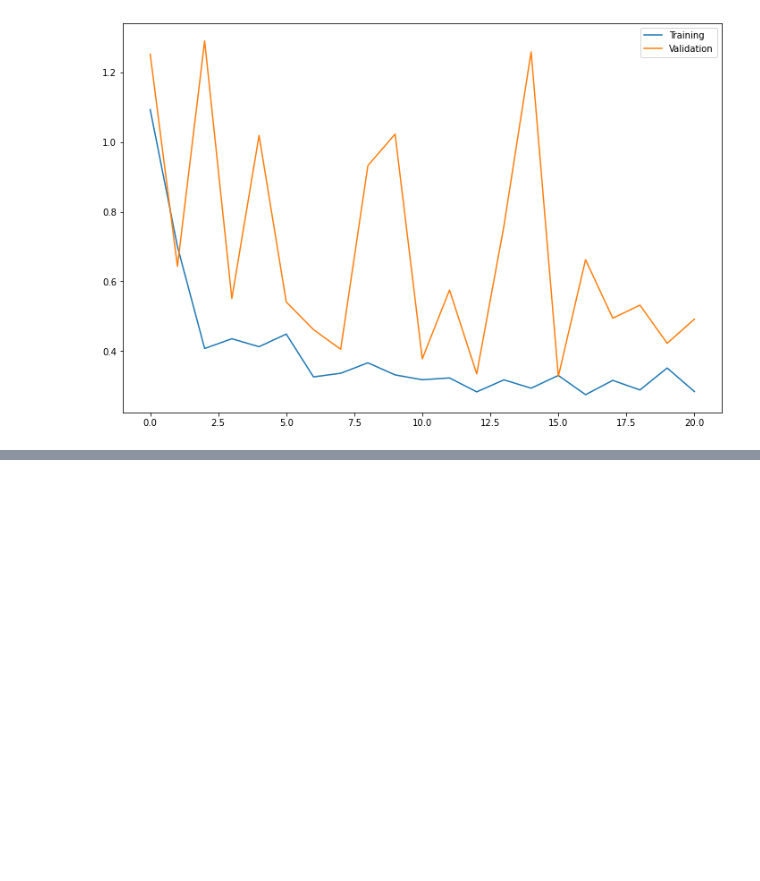
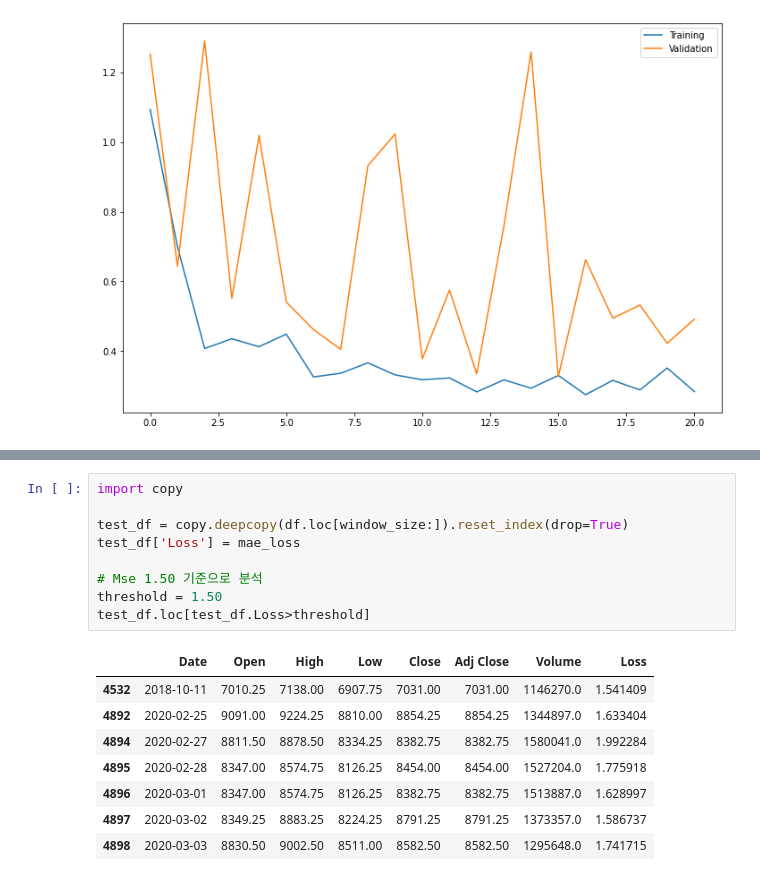
Before and after one commit to janggunhee/CS231n-study, a Jupyter notebook: Mini_Project_Anomaly_Detection/E20.Anomaly_Detection.ipynb, the cells around one changed output, grey strips where cells are left out. Saved outputs shown, nothing was run; the diff lists cells and outputs as text; blank space fills up the shorter version.

```diff
--- a/Mini_Project_Anomaly_Detection/E20.Anomaly_Detection.ipynb
+++ b/Mini_Project_Anomaly_Detection/E20.Anomaly_Detection.ipynb
@@ -739,0 +752,18 @@ plt.legend()
+# %%
+import copy
+
+test_df = copy.deepcopy(df.loc[window_size:]).reset_index(drop=True)
+test_df['Loss'] = mae_loss
+
+# Mse 1.50 기준으로 분석
+threshold = 1.50
+test_df.loc[test_df.Loss>threshold]
+# %% [output]
+|  | Date | Open | High | Low | Close | Adj Close | Volume | Loss |
+| 4532 | 2018-10-11 | 7010.25 | 7138.00 | 6907.75 | 7031.00 | 7031.00 | 1146270.0 | 1.541409 |
+| 4892 | 2020-02-25 | 9091.00 | 9224.25 | 8810.00 | 8854.25 | 8854.25 | 1344897.0 | 1.633404 |
+| 4894 | 2020-02-27 | 8811.50 | 8878.50 | 8334.25 | 8382.75 | 8382.75 | 1580041.0 | 1.992284 |
+| 4895 | 2020-02-28 | 8347.00 | 8574.75 | 8126.25 | 8454.00 | 8454.00 | 1527204.0 | 1.775918 |
+| 4896 | 2020-03-01 | 8347.00 | 8574.75 | 8126.25 | 8382.75 | 8382.75 | 1513887.0 | 1.628997 |
+| 4897 | 2020-03-02 | 8349.25 | 8883.25 | 8224.25 | 8791.25 | 8791.25 | 1373357.0 | 1.586737 |
+| 4898 | 2020-03-03 | 8830.50 | 9002.50 | 8511.00 | 8582.50 | 8582.50 | 1295648.0 | 1.741715 |
```
Also changed, not shown: parts of 5 cells of this notebook.
